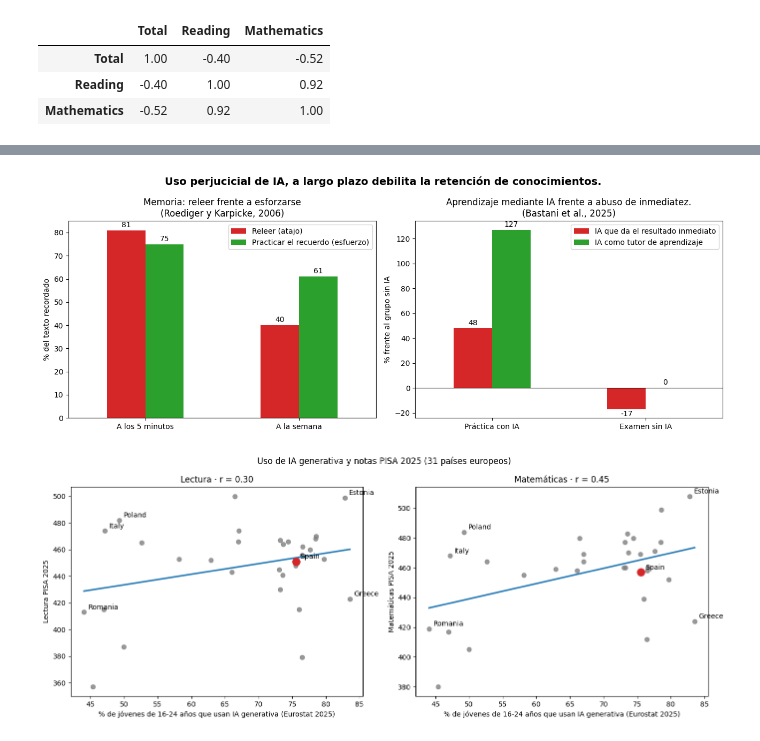
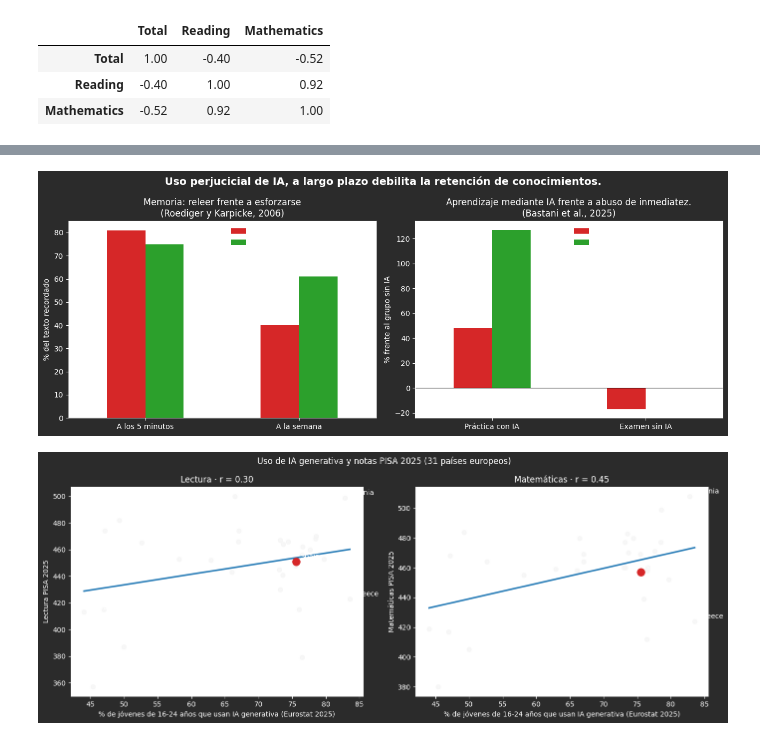
Before and after one commit to Avalverdep/2026-10-BILBAO-FT-Data-Science, a Jupyter notebook: 2-Data_Analysis/EDA/EDA_Andoni.ipynb, the cells around one changed output, grey strips where cells are left out. Cells and saved outputs as stored; diff of their text form; code cells hidden in the pictures.

```diff
--- a/2-Data_Analysis/EDA/EDA_Andoni.ipynb
+++ b/2-Data_Analysis/EDA/EDA_Andoni.ipynb
@@ -3,6 +3,19 @@ import pandas as pd
 import numpy as np
 import matplotlib.pyplot as plt
 import seaborn as sns
+# %%
+# Estilo para la presentación: textos, ejes y líneas en blanco
+plt.rcParams.update({
+    'text.color': 'white',          # textos y anotaciones
+    'axes.titlecolor': 'white',     # títulos
+    'axes.labelcolor': 'white',     # nombres de los ejes
+    'axes.edgecolor': 'white',      # el marco del gráfico
+    'xtick.color': 'white',         # números del eje x
+    'ytick.color': 'white',         # números del eje y
+    'legend.labelcolor': 'white',   # texto de la leyenda
+    'legend.frameon': False,        # sin recuadro blanco detrás de la leyenda
+    'figure.facecolor': '#2b2b2b',  # fondo gris oscuro SOLO para verlo en el notebook
+})
 # %%
 Animal = pd.DataFrame(pd.read_csv('data/animal_c.csv'))
 df = pd.DataFrame(pd.read_csv('data/changes-residential-duration-covid.csv'))
@@ -471,7 +484,7 @@ for columna, nombre in materias.items():        # una vuelta para lectura y otra
     fig, ax = plt.subplots(figsize=(10, 6))
 
     sns.regplot(data=redes_pisa_25, x='Total', y=columna, ax=ax, ci=None,
-                scatter_kws={'color': 'grey', 's': 40}, line_kws={'color': 'tab:blue'})
+                scatter_kws={'color': 'whitesmoke', 's': 40}, line_kws={'color': 'tab:blue'})
 
     for pais, color in colores.items():             # países destacados con su color
         punto = redes_pisa_25[redes_pisa_25['Entity'] == pais]
@@ -626,32 +639,32 @@ plt.tight_layout()
 plt.savefig('presentacion/img/12_estudios_ia.png', dpi=200, bbox_inches='tight', transparent=True)
 plt.show()
 # %% [output]
-[figure, old version]
+[figure, new version]
 # %%
 #Cruzar datos de anteriores sets con nuevas métricas de uso IA.
 
 uso_ia = pd.read_csv('data/uso_ia.csv')
 uso_ia = uso_ia.rename(columns={
     'Share of individuals aged 16-24 who used generative AI tools in the last three months': 'Uso_IA'})
 
 ia_pisa = uso_ia[['Entity', 'Uso_IA']].merge(
     pisa_25[['Entity', 'Reading', 'Mathematics']], on='Entity', how='inner')      #mergear ambos datasets.
 
 fig, axes = plt.subplots(1, 2, figsize=(14, 5.5), sharex=True)
 for ax, (columna, nombre) in zip(axes, {'Reading': 'Lectura', 'Mathematics': 'Matemáticas'}.items()):
     sns.regplot(data=ia_pisa, x='Uso_IA', y=columna, ax=ax, ci=None,
-                scatter_kws={'color': 'grey', 's': 40}, line_kws={'color': 'tab:blue'})
+                scatter_kws={'color': 'whitesmoke', 's': 40}, line_kws={'color': 'tab:blue'})
     espana = ia_pisa[ia_pisa['Entity'] == 'Spain']
     ax.scatter(espana['Uso_IA'], espana[columna], color='tab:red', s=120, zorder=3)
     for _, fila in ia_pisa[ia_pisa['Entity'].isin(['Spain', 'Estonia', 'Greece', 'Romania', 'Italy', 'Poland'])].iterrows():
         ax.annotate(fila['Entity'], (fila['Uso_IA'], fila[columna]), textcoords='offset points', xytext=(6, 4))
     r = ia_pisa['Uso_IA'].corr(ia_pisa[columna])
     ax.set_title(f'{nombre} · r = {r:.2f}')
     ax.set_xlabel('% de jóvenes de 16-24 años que usan IA generativa (Eurostat 2025)')
     ax.set_ylabel(f'{nombre} PISA 2025')
 fig.suptitle(f'Uso de IA generativa y notas PISA 2025 ({len(ia_pisa)} países europeos)')
 plt.tight_layout()
 plt.savefig('presentacion/img/13_ia_pisa.png', dpi=200, bbox_inches='tight', transparent=True)
 plt.show()
 # %% [output]
-[figure, old version]
+[figure, new version]
```
Also changed, not shown: parts of 11 cells of this notebook, 23 other files.
